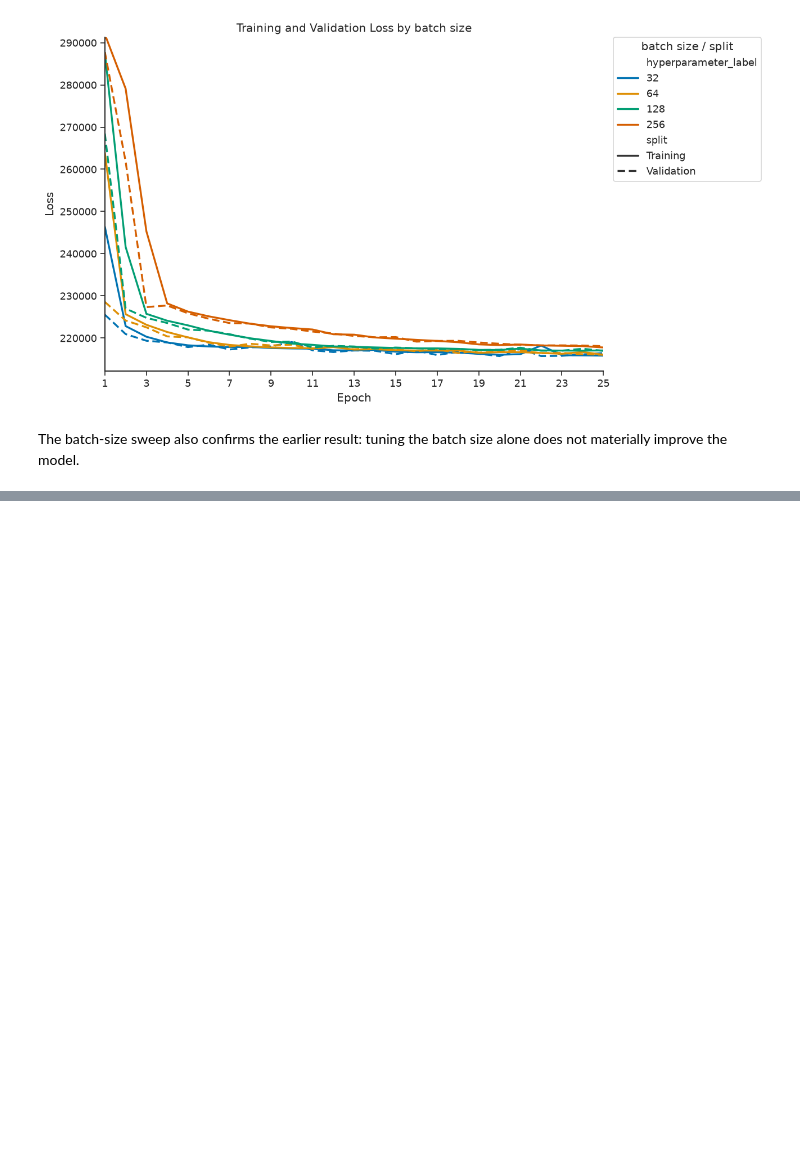
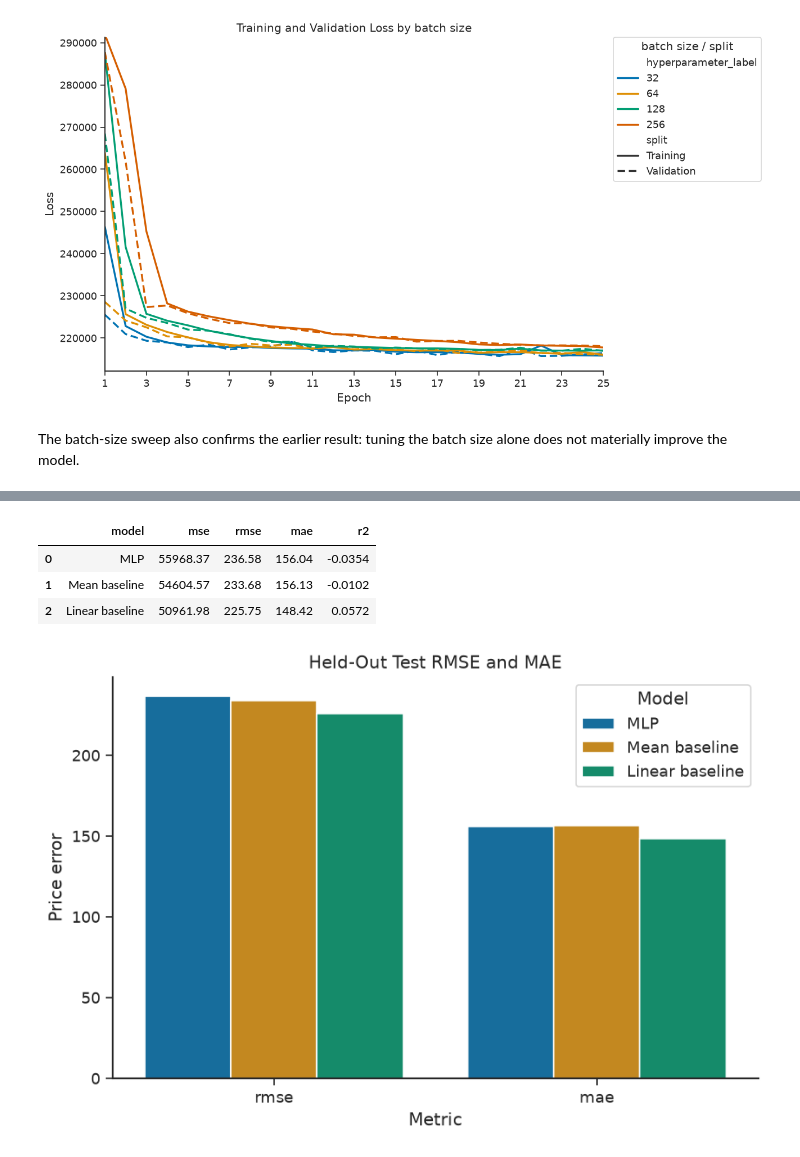
Before and after one commit to Maupse/ml-final-project-sose26-v2, a Jupyter notebook: notebooks/02-First-Models.ipynb, the cells around one changed output, grey strips where cells are left out. Drawn from its saved outputs; the diff is of its cells as text; code cells hidden in the pictures; blank space fills up the shorter version.

Commit message:
Test pipelines

```diff
--- a/notebooks/02-First-Models.ipynb
+++ b/notebooks/02-First-Models.ipynb
@@ -205,0 +213,47 @@ The batch-size sweep also confirms the earlier result: tuning the batch size alo
+# %%
+test_mlp_metrics = load_final_metrics("mlp-city-center-v1")
+test_mean_baseline_metrics = load_final_mean_baseline("mlp-city-center-v1")
+test_linear_baseline_metrics = load_final_linear_baseline("mlp-city-center-v1")
+
+test_performance = pd.DataFrame([
+    {"model": "MLP", **test_mlp_metrics},
+    {"model": "Mean baseline", **test_mean_baseline_metrics},
+    {"model": "Linear baseline", **test_linear_baseline_metrics},
+])
+
+test_performance = test_performance[["model", "mse", "rmse", "mae", "r2"]]
+test_performance.round({
+    "mse": 2,
+    "rmse": 2,
+    "mae": 2,
+    "r2": 4,
+})
+# %% [output]
+|  | model | mse | rmse | mae | r2 |
+| 0 | MLP | 55968.37 | 236.58 | 156.04 | -0.0354 |
+| 1 | Mean baseline | 54604.57 | 233.68 | 156.13 | -0.0102 |
+| 2 | Linear baseline | 50961.98 | 225.75 | 148.42 | 0.0572 |
+# %%
+test_error_metrics = test_performance.melt(
+    id_vars="model",
+    value_vars=["rmse", "mae"],
+    var_name="metric",
+    value_name="value",
+)
+
+plt.figure(figsize=(8, 5))
+sns.barplot(
+    data=test_error_metrics,
+    x="metric",
+    y="value",
+    hue="model",
+    palette="colorblind",
+)
+plt.title("Held-Out Test RMSE and MAE")
+plt.xlabel("Metric")
+plt.ylabel("Price error")
+plt.legend(title="Model")
+sns.despine()
+plt.show()
+# %% [output]
+[figure, added]
```
Also changed, not shown: parts of 4 cells of this notebook, 8 other files.
